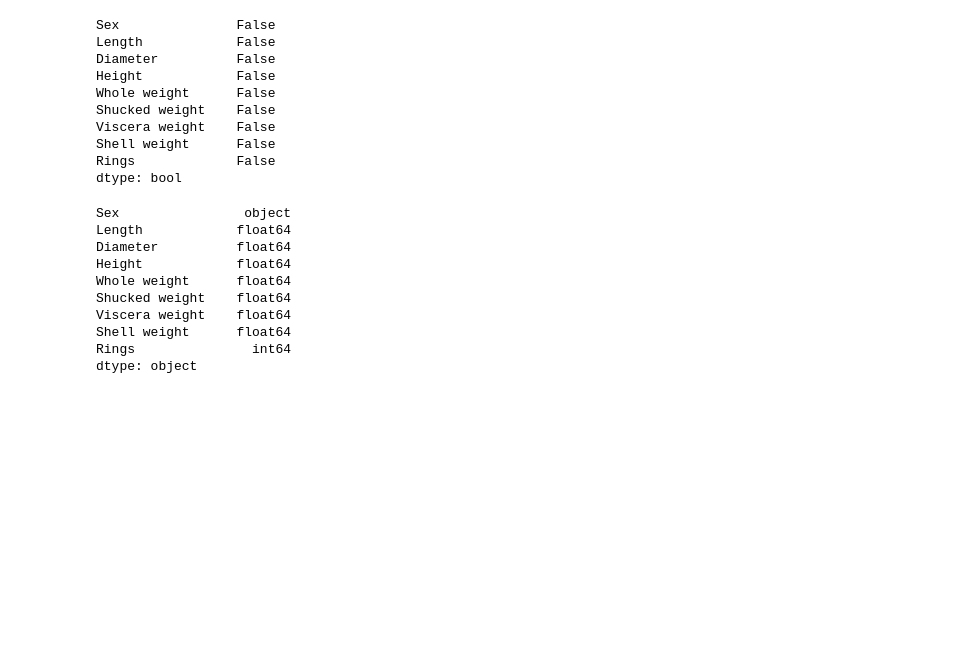
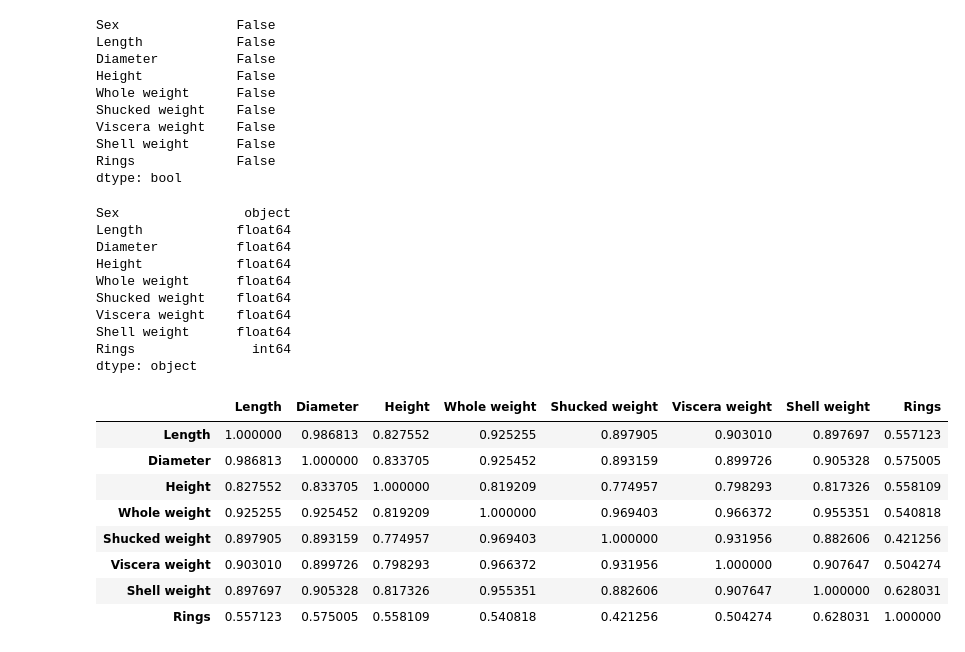
Before and after one commit to mekalyan26/ML_Algorithms_Python, a Jupyter notebook: KNN.ipynb, the cells around one changed output. Saved outputs shown, nothing was run; the diff lists cells and outputs as text; code cells hidden in the pictures; blank space fills up the shorter version.

```diff
--- a/KNN.ipynb
+++ b/KNN.ipynb
@@ -55,0 +58,14 @@ dtype: object
+# %%
+#correlation
+
+data.corr()
+# %% [output]
+|  | Length | Diameter | Height | Whole weight | Shucked weight | Viscera weight | Shell weight | Rings |
+| Length | 1.000000 | 0.986813 | 0.827552 | 0.925255 | 0.897905 | 0.903010 | 0.897697 | 0.557123 |
+| Diameter | 0.986813 | 1.000000 | 0.833705 | 0.925452 | 0.893159 | 0.899726 | 0.905328 | 0.575005 |
+| Height | 0.827552 | 0.833705 | 1.000000 | 0.819209 | 0.774957 | 0.798293 | 0.817326 | 0.558109 |
+| Whole weight | 0.925255 | 0.925452 | 0.819209 | 1.000000 | 0.969403 | 0.966372 | 0.955351 | 0.540818 |
+| Shucked weight | 0.897905 | 0.893159 | 0.774957 | 0.969403 | 1.000000 | 0.931956 | 0.882606 | 0.421256 |
+| Viscera weight | 0.903010 | 0.899726 | 0.798293 | 0.966372 | 0.931956 | 1.000000 | 0.907647 | 0.504274 |
+| Shell weight | 0.897697 | 0.905328 | 0.817326 | 0.955351 | 0.882606 | 0.907647 | 1.000000 | 0.628031 |
+| Rings | 0.557123 | 0.575005 | 0.558109 | 0.540818 | 0.421256 | 0.504274 | 0.628031 | 1.000000 |
```
Also changed, not shown: parts of 22 cells of this notebook.
